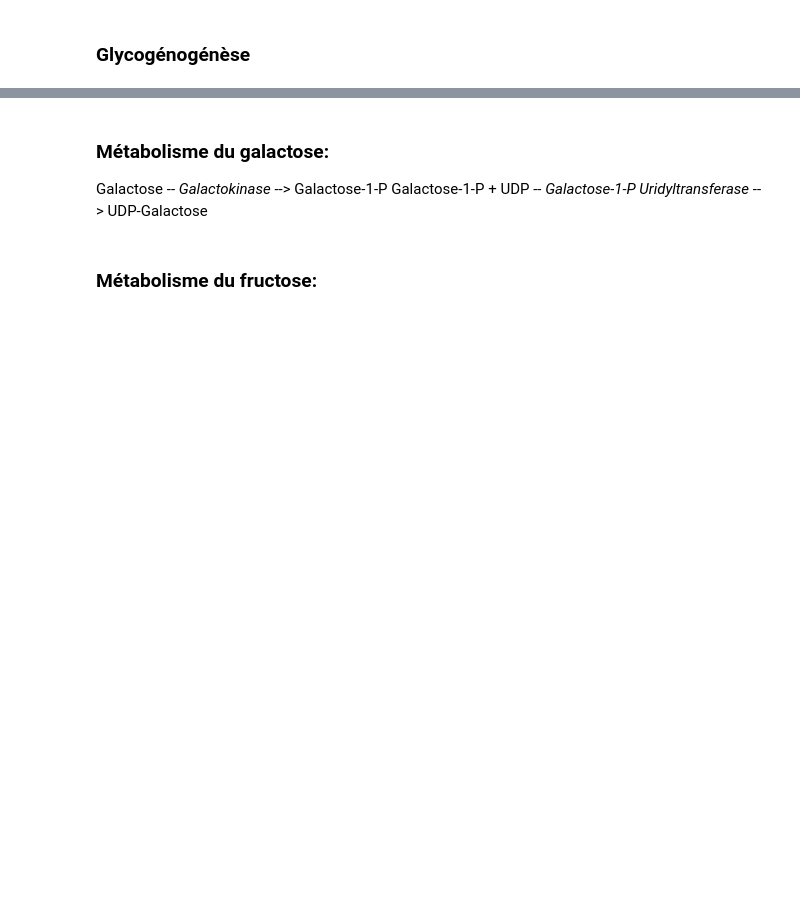
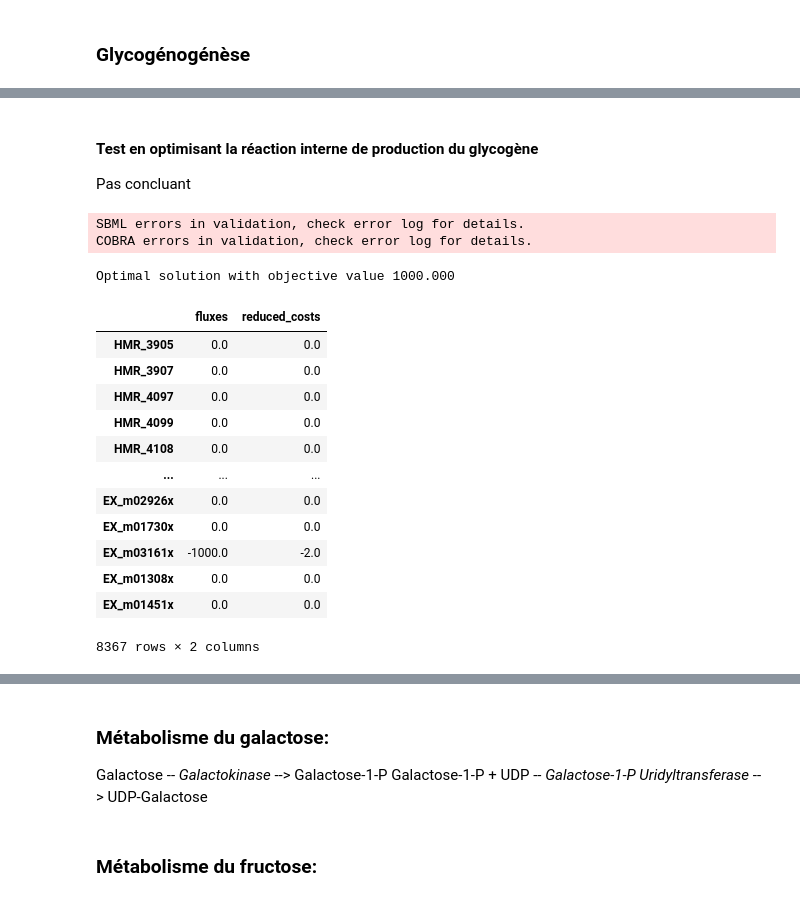
Before and after one commit to JoPkb/RBA_cutsets, a Jupyter notebook: code/healthy_liver_functions.ipynb, the cells around one changed output, grey strips where cells are left out. Saved outputs shown, nothing was run; the diff lists cells and outputs as text; code cells hidden in the pictures; blank space fills up the shorter version.

Commit message:
Validation

```diff
--- a/code/healthy_liver_functions.ipynb
+++ b/code/healthy_liver_functions.ipynb
@@ -195,0 +245,33 @@ r_glyco
+# %% [markdown]
+#### Test en optimisant la réaction interne de production du glycogène
+Pas concluant
+# %%
+healthy_model, errors = validate_sbml_model("../models_storage/iHep_updated.xml")
+# %% [output]
+SBML errors in validation, check error log for details.
+COBRA errors in validation, check error log for details.
+# %%
+# Réaction HMR_9727 : production du glycogène
+# Knock-out GPI
+healthy_model.reactions.get_by_id("HMR_4381").bounds = (0.0,0.0)
+# healthy_model.reactions.get_by_id("HMR_7749").bounds = (0.0,0.0)
+# healthy_model.reactions.get_by_id("HMR_4131").bounds = (0.0,0.0)
+healthy_model.reactions.get_by_id("EX_m01965x").bounds = (1000.0,1000.0)
+healthy_model.objective = "HMR_9727"
+healthy_model.optimize()
+#vu.run_parcours(healthy_model.reactions.get_by_id("HMR_9727"), healthy_model)
+# %% [output]
+Optimal solution with objective value 1000.000
+|  | fluxes | reduced_costs |
+| HMR_3905 | 0.0 | 0.0 |
+| HMR_3907 | 0.0 | 0.0 |
+| HMR_4097 | 0.0 | 0.0 |
+| HMR_4099 | 0.0 | 0.0 |
+| HMR_4108 | 0.0 | 0.0 |
+| ... | ... | ... |
+| EX_m02926x | 0.0 | 0.0 |
+| EX_m01730x | 0.0 | 0.0 |
+| EX_m03161x | -1000.0 | -2.0 |
+| EX_m01308x | 0.0 | 0.0 |
+| EX_m01451x | 0.0 | 0.0 |
+8367 rows × 2 columns
```
Also changed, not shown: parts of 51 cells of this notebook, 2 other files.
